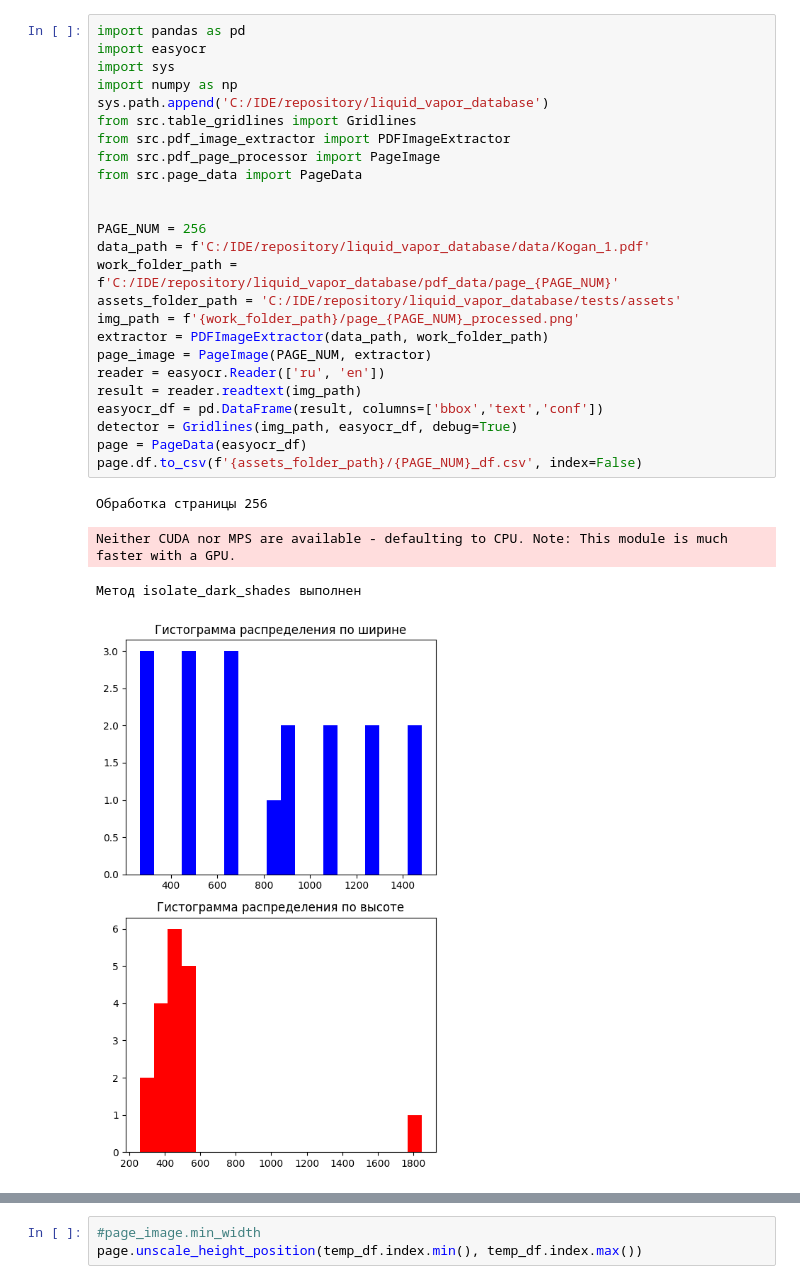
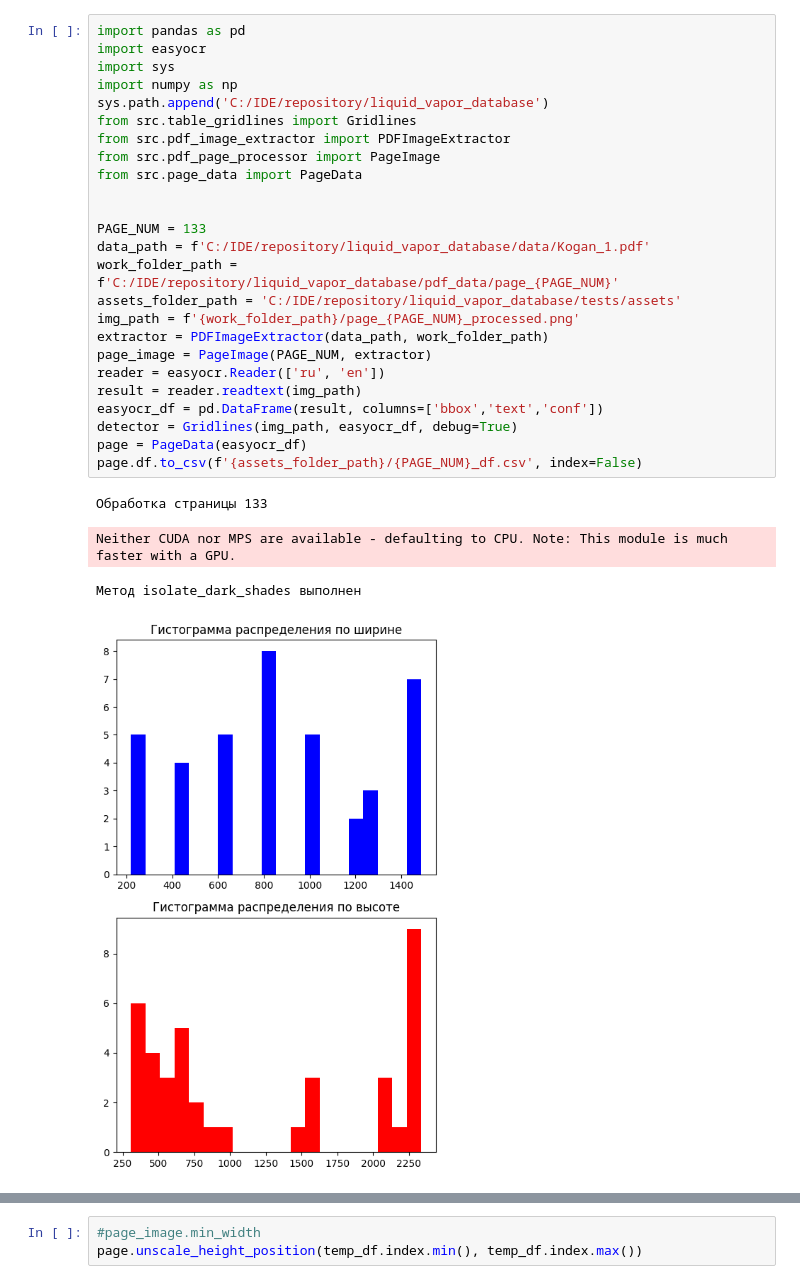
Before and after one commit to kdavjd/liquid_vapor_database, a Jupyter notebook: docs/extract_tables.ipynb, the cells around one changed output, grey strips where cells are left out. Cells and saved outputs as stored; diff of their text form.

```diff
--- a/docs/extract_tables.ipynb
+++ b/docs/extract_tables.ipynb
@@ -1,30 +1,30 @@
 # %%
 import pandas as pd
 import easyocr
 import sys
 import numpy as np
 sys.path.append('C:/IDE/repository/liquid_vapor_database')
 from src.table_gridlines import Gridlines
 from src.pdf_image_extractor import PDFImageExtractor
 from src.pdf_page_processor import PageImage
 from src.page_data import PageData
 
 
-PAGE_NUM = 256
+PAGE_NUM = 133
 data_path = f'C:/IDE/repository/liquid_vapor_database/data/Kogan_1.pdf'
 work_folder_path = f'C:/IDE/repository/liquid_vapor_database/pdf_data/page_{PAGE_NUM}'
 assets_folder_path = 'C:/IDE/repository/liquid_vapor_database/tests/assets'
 img_path = f'{work_folder_path}/page_{PAGE_NUM}_processed.png'
 extractor = PDFImageExtractor(data_path, work_folder_path)
 page_image = PageImage(PAGE_NUM, extractor)
 reader = easyocr.Reader(['ru', 'en'])
 result = reader.readtext(img_path)
 easyocr_df = pd.DataFrame(result, columns=['bbox','text','conf'])
 detector = Gridlines(img_path, easyocr_df, debug=True)
 page = PageData(easyocr_df)
 page.df.to_csv(f'{assets_folder_path}/{PAGE_NUM}_df.csv', index=False)
 # %% [output]
-Обработка страницы 256
+Обработка страницы 133
 Neither CUDA nor MPS are available - defaulting to CPU. Note: This module is much faster with a GPU.
 Метод isolate_dark_shades выполнен
-[figure, old version]
+[figure, new version]
```
Also changed, not shown: parts of 22 cells of this notebook, 40 other files.
